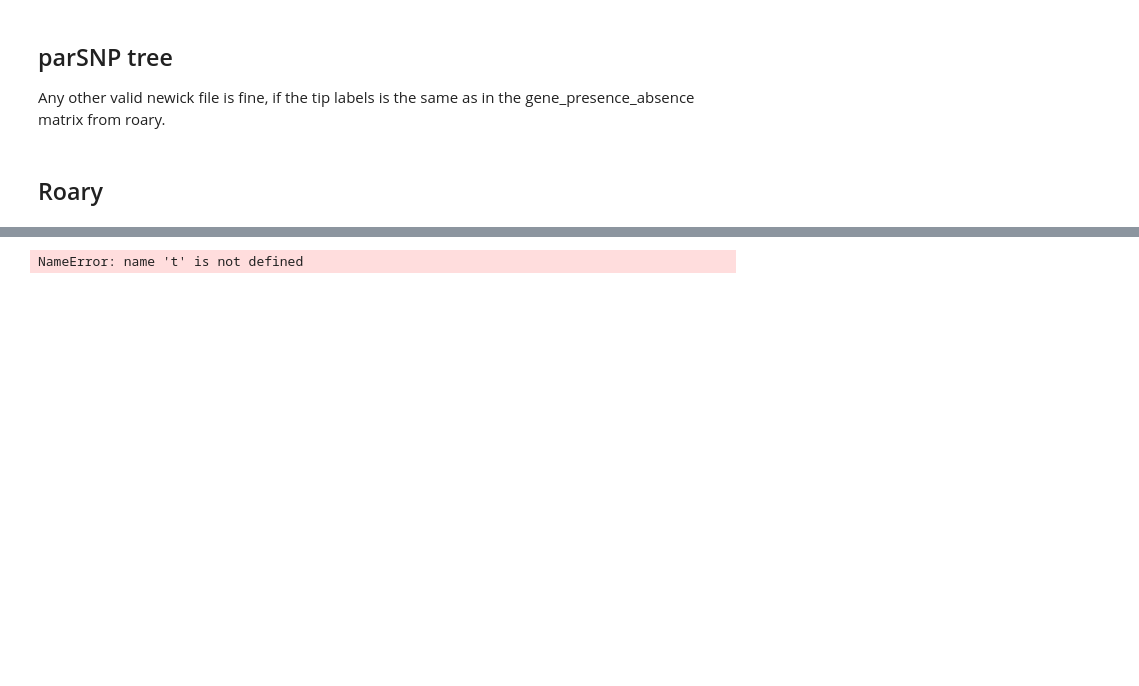
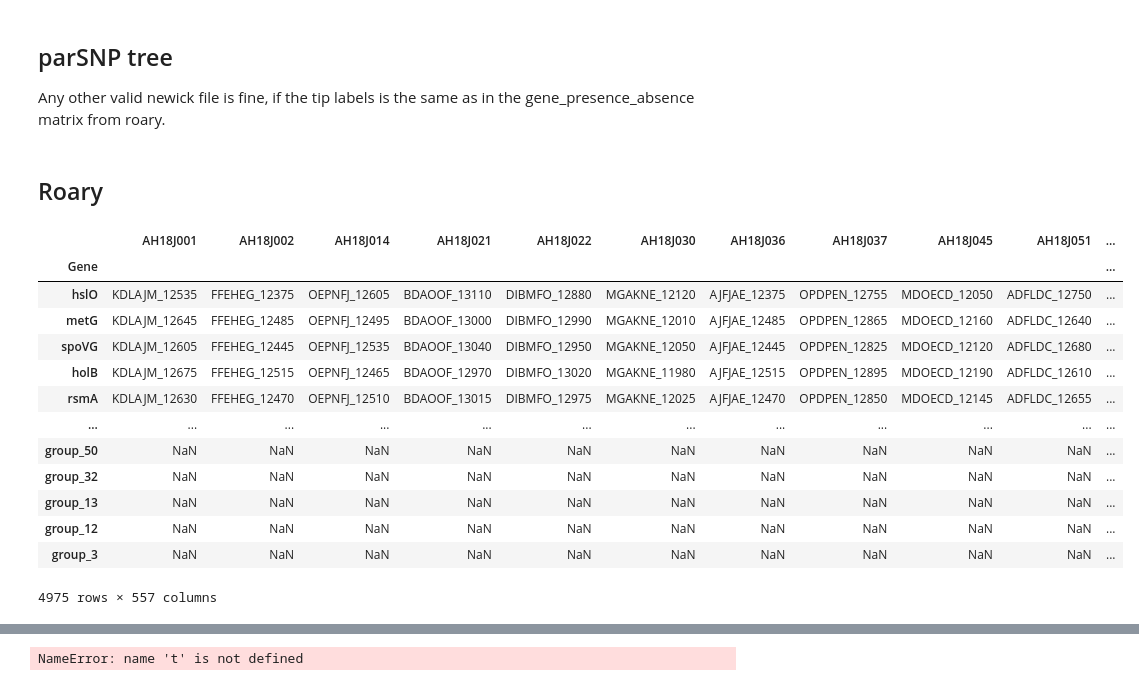
Before and after one commit to ryashpal/alfred-data-analysis, a Jupyter notebook: notebooks/analyse_panaroo_output/roary_plots.ipynb, the cells around one changed output, grey strips where cells are left out. Drawn from its saved outputs; the diff is of its cells as text; code cells hidden in the pictures; blank space fills up the shorter version.

```diff
--- a/notebooks/analyse_panaroo_output/roary_plots.ipynb
+++ b/notebooks/analyse_panaroo_output/roary_plots.ipynb
@@ -33,18 +33,34 @@ Roary
 # %%
 # Load roary
 import os
 from pathlib import Path
 
 
 genePresenceAbsenceFile = Path(os.environ['GENOMICS_DATA_BASE'], 'annotations', 's_aureus_panaroo_strict_v1', 'gene_presence_absence.csv')
 
 roary = pd.read_table(genePresenceAbsenceFile,
                      sep=',',
                      low_memory=False)
 # Set index (group name)
 roary.set_index('Gene', inplace=True)
 # Drop the other info columns
-roary.drop(list(roary.columns[:13]), axis=1, inplace=True)
+roary.drop(list(roary.columns[:2]), axis=1, inplace=True)
+roary
+# %% [output]
+|  | AH18J001 | AH18J002 | AH18J014 | AH18J021 | AH18J022 | AH18J030 | AH18J036 | AH18J037 | AH18J045 | AH18J051 | ... |
+| Gene |  |  |  |  |  |  |  |  |  |  | ... |
+| hslO | KDLAJM_12535 | FFEHEG_12375 | OEPNFJ_12605 | BDAOOF_13110 | DIBMFO_12880 | MGAKNE_12120 | AJFJAE_12375 | OPDPEN_12755 | MDOECD_12050 | ADFLDC_12750 | ... |
+| metG | KDLAJM_12645 | FFEHEG_12485 | OEPNFJ_12495 | BDAOOF_13000 | DIBMFO_12990 | MGAKNE_12010 | AJFJAE_12485 | OPDPEN_12865 | MDOECD_12160 | ADFLDC_12640 | ... |
+| spoVG | KDLAJM_12605 | FFEHEG_12445 | OEPNFJ_12535 | BDAOOF_13040 | DIBMFO_12950 | MGAKNE_12050 | AJFJAE_12445 | OPDPEN_12825 | MDOECD_12120 | ADFLDC_12680 | ... |
+| holB | KDLAJM_12675 | FFEHEG_12515 | OEPNFJ_12465 | BDAOOF_12970 | DIBMFO_13020 | MGAKNE_11980 | AJFJAE_12515 | OPDPEN_12895 | MDOECD_12190 | ADFLDC_12610 | ... |
+| rsmA | KDLAJM_12630 | FFEHEG_12470 | OEPNFJ_12510 | BDAOOF_13015 | DIBMFO_12975 | MGAKNE_12025 | AJFJAE_12470 | OPDPEN_12850 | MDOECD_12145 | ADFLDC_12655 | ... |
+| ... | ... | ... | ... | ... | ... | ... | ... | ... | ... | ... | ... |
+| group_50 | NaN | NaN | NaN | NaN | NaN | NaN | NaN | NaN | NaN | NaN | ... |
+| group_32 | NaN | NaN | NaN | NaN | NaN | NaN | NaN | NaN | NaN | NaN | ... |
+| group_13 | NaN | NaN | NaN | NaN | NaN | NaN | NaN | NaN | NaN | NaN | ... |
+| group_12 | NaN | NaN | NaN | NaN | NaN | NaN | NaN | NaN | NaN | NaN | ... |
+| group_3 | NaN | NaN | NaN | NaN | NaN | NaN | NaN | NaN | NaN | NaN | ... |
+4975 rows × 557 columns
 # %%
 # Transform it in a presence/absence matrix (1/0)
 roary.replace('.{2,100}', 1, regex=True, inplace=True)
```
Also changed, not shown: parts of 2 cells of this notebook, 2 other files.
